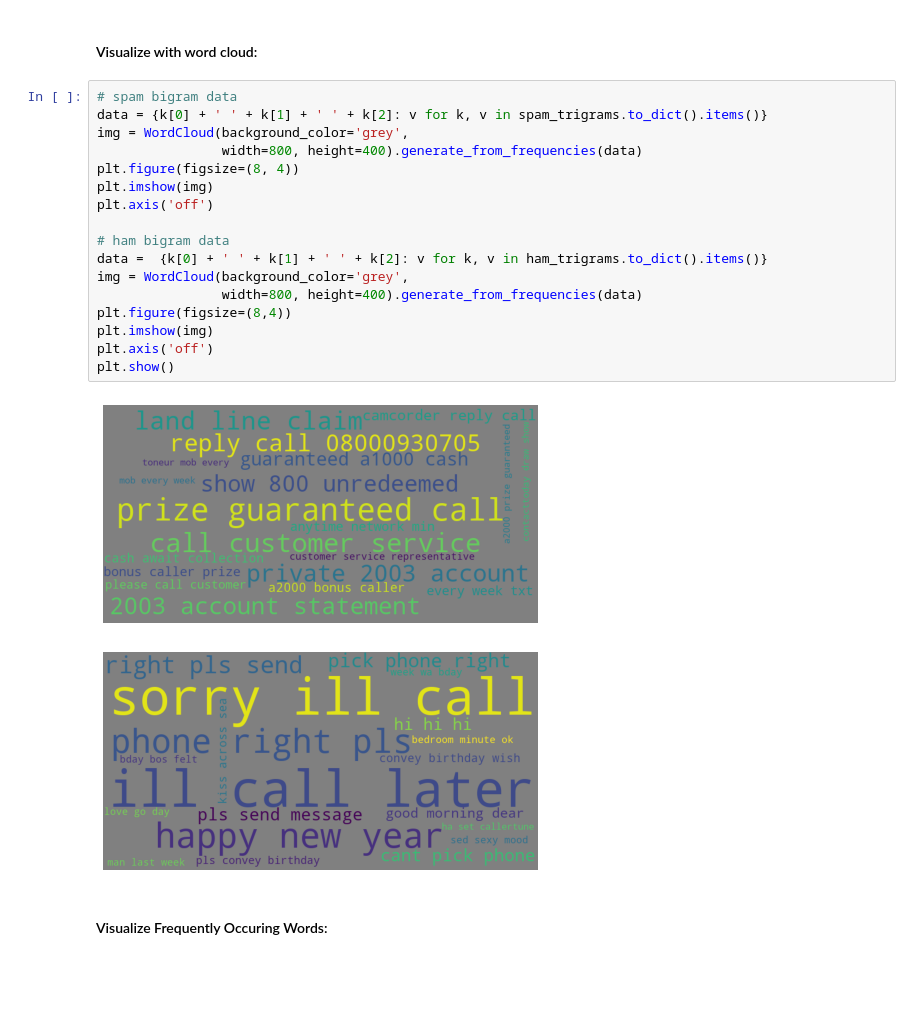
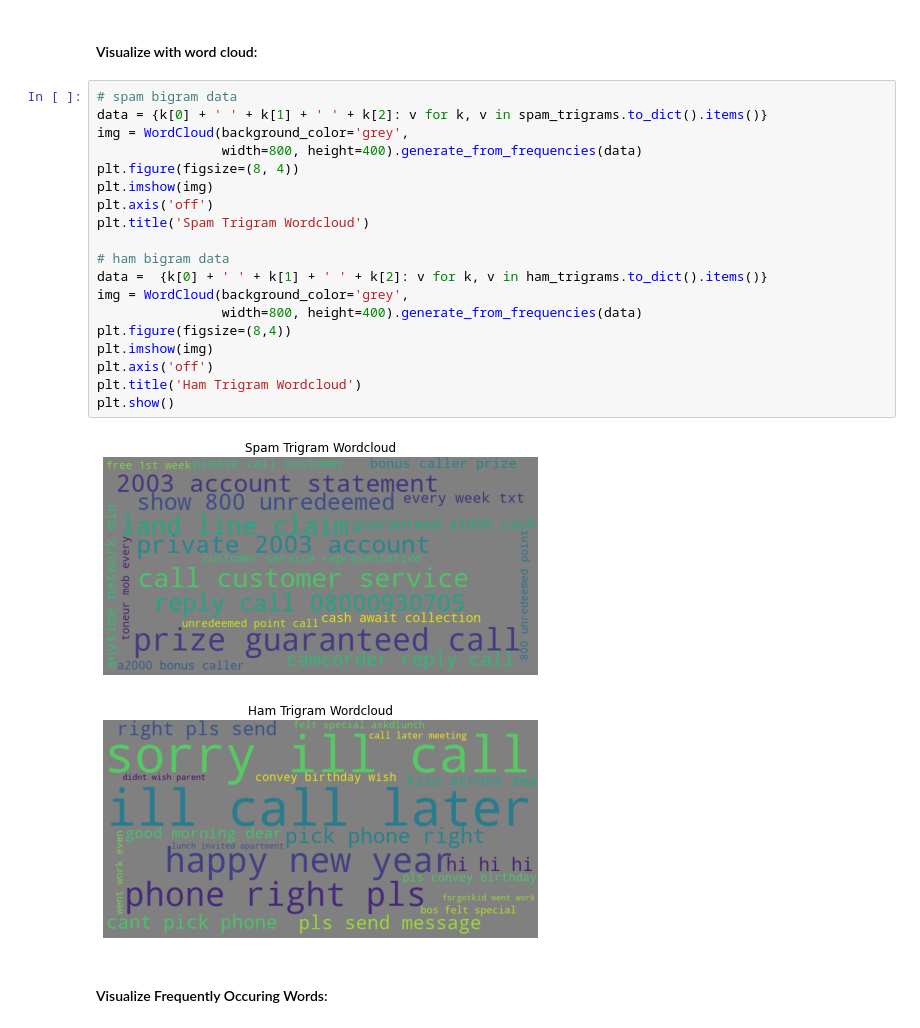
Before and after one commit to CSolitaire/natural-language-processing-exercises, a Jupyter notebook: explore.ipynb, the cells around one changed output. Saved outputs shown, nothing was run; the diff lists cells and outputs as text; blank space fills up the shorter version.

```diff
--- a/explore.ipynb
+++ b/explore.ipynb
@@ -349,23 +351,25 @@ plt.show()
 # %%
 # spam bigram data
 data = {k[0] + ' ' + k[1] + ' ' + k[2]: v for k, v in spam_trigrams.to_dict().items()}
 img = WordCloud(background_color='grey',
                 width=800, height=400).generate_from_frequencies(data)
 plt.figure(figsize=(8, 4))
 plt.imshow(img)
 plt.axis('off')
+plt.title('Spam Trigram Wordcloud')
 
 # ham bigram data
 data =  {k[0] + ' ' + k[1] + ' ' + k[2]: v for k, v in ham_trigrams.to_dict().items()}
 img = WordCloud(background_color='grey',
                 width=800, height=400).generate_from_frequencies(data)
 plt.figure(figsize=(8,4))
 plt.imshow(img)
 plt.axis('off')
+plt.title('Ham Trigram Wordcloud')
 plt.show()
 # %% [output]
-[figure, old version]
+[figure, new version]
-[figure, old version]
+[figure, new version]
 # %% [markdown]
 #### Visualize Frequently Occuring Words:
 # %%
```
Also changed, not shown: parts of 51 cells of this notebook.
